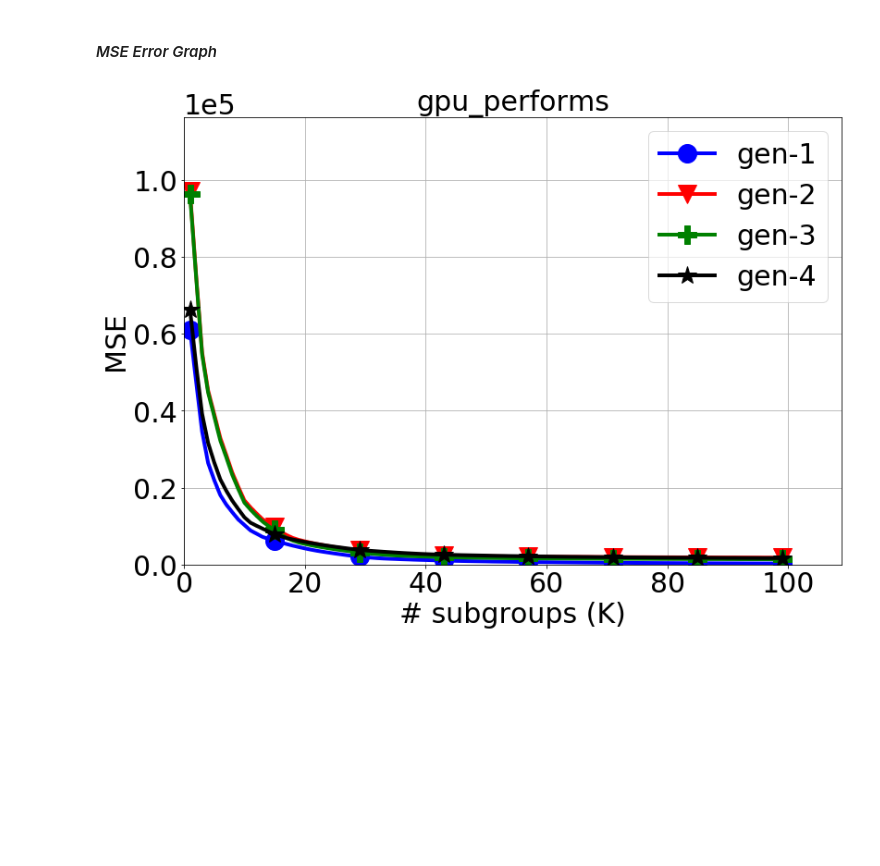
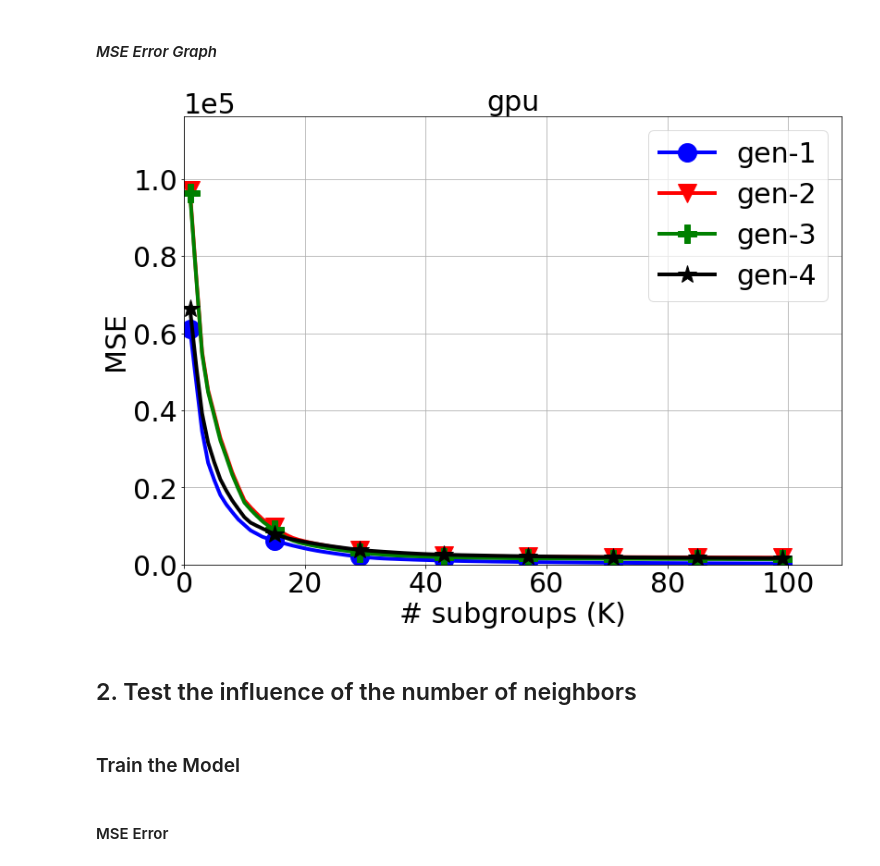
Before and after one commit to RemilYoucef/split-sd4x-dm2l, a Jupyter notebook: tabular data/regression/Benchmarks/4. gpu performances/supplementary tests/gpu_tests_eval.ipynb, the cells around one changed output. Saved outputs shown, nothing was run; the diff lists cells and outputs as text; code cells hidden in the pictures; blank space fills up the shorter version.

Commit message:
add supp tests for gpu bench

```diff
--- a/tabular data/regression/Benchmarks/4. gpu performances/supplementary tests/gpu_tests_eval.ipynb
+++ b/tabular data/regression/Benchmarks/4. gpu performances/supplementary tests/gpu_tests_eval.ipynb
@@ -114,6 +112,8 @@ f_mse.close()
 # %% [markdown]
 ####  *MSE Error Graph*
 # %%
-plotMSEwrtNbModels('gpu_performs',path)
+plotMSEwrtNbModels('gpu',path)
 # %% [output]
-[figure, old version]
+[figure, new version]
+# %% [markdown]
+## 2. Test the influence of the number of neighbors
@@ -119,0 +145,2 @@ plotMSEwrtNbModels('gpu_performs',path)
+# %% [markdown]
+### Train the Model
@@ -119,0 +157,2 @@ plotMSEwrtNbModels('gpu_performs',path)
+# %% [markdown]
+####  MSE Error
```
Also changed, not shown: parts of 25 cells of this notebook, 30 other files.
